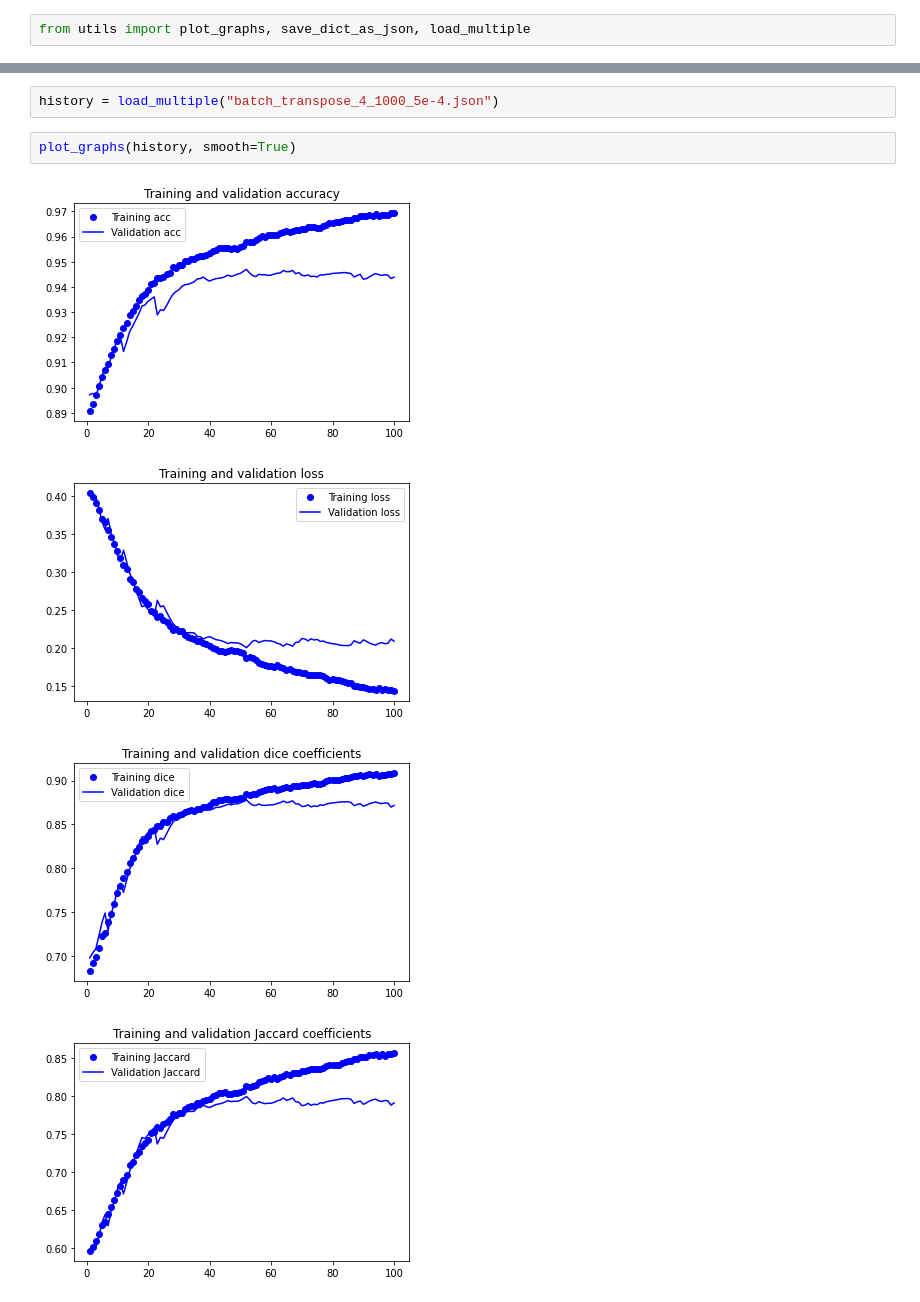
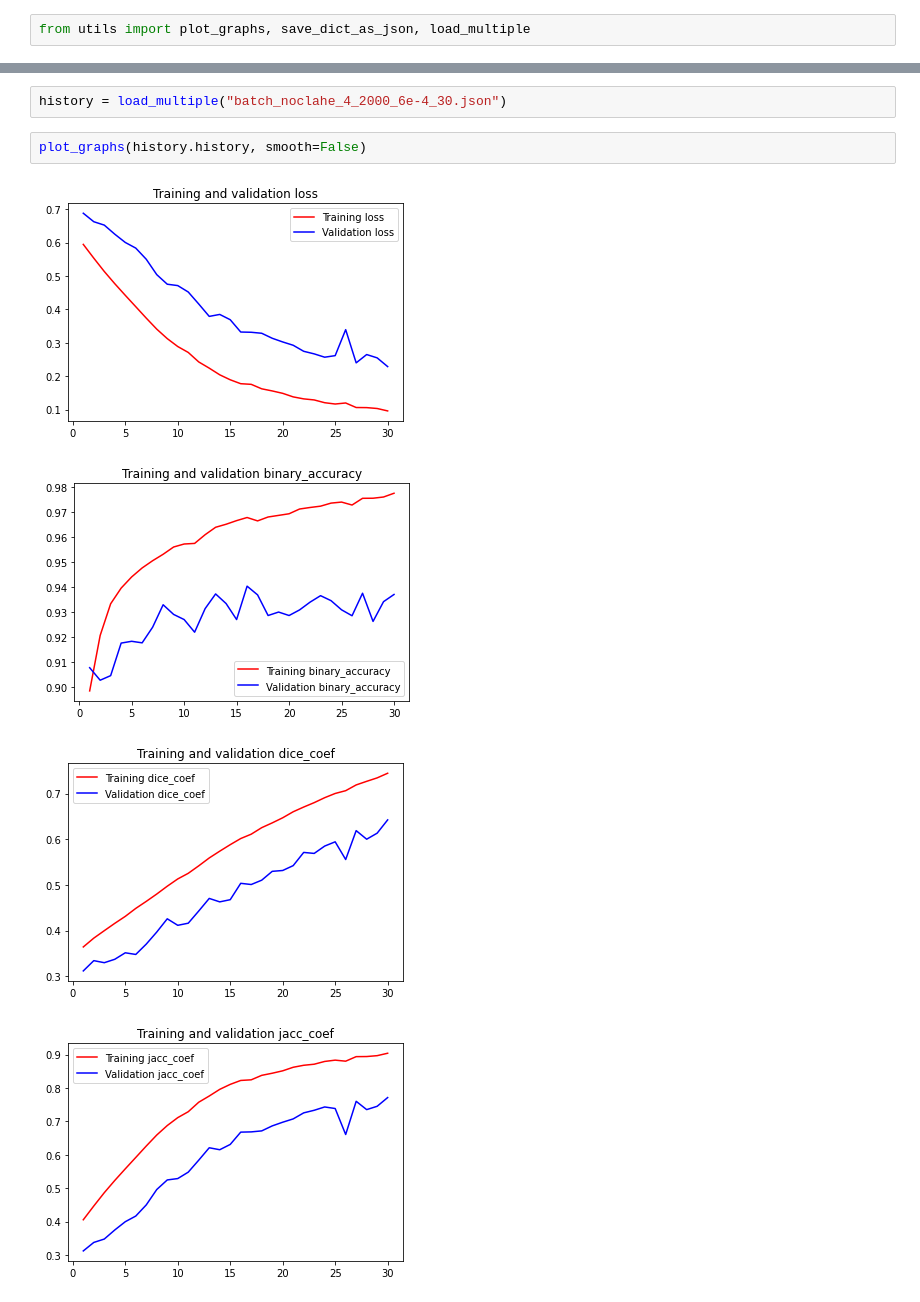
Before and after one commit to mavaldivie/Dermoscopic-Images-Segmentation, a Jupyter notebook: unet.ipynb, the cells around one changed output, grey strips where cells are left out. Cells and saved outputs as stored; diff of their text form.

```diff
--- a/unet.ipynb
+++ b/unet.ipynb
@@ -102,9 +115,9 @@ model.save("batch_transpose_4_1000_5e-4.h5")
 # %%
-history = load_multiple("batch_transpose_4_1000_5e-4.json")
+history = load_multiple("batch_noclahe_4_2000_6e-4_30.json")
 # %%
-plot_graphs(history, smooth=True)
+plot_graphs(history.history, smooth=False)
 # %% [output]
-[figure, old version]
+[figure, new version]
-[figure, old version]
+[figure, new version]
-[figure, old version]
+[figure, new version]
-[figure, old version]
+[figure, new version]
```
Also changed, not shown: parts of 13 cells of this notebook, 1 other file.
